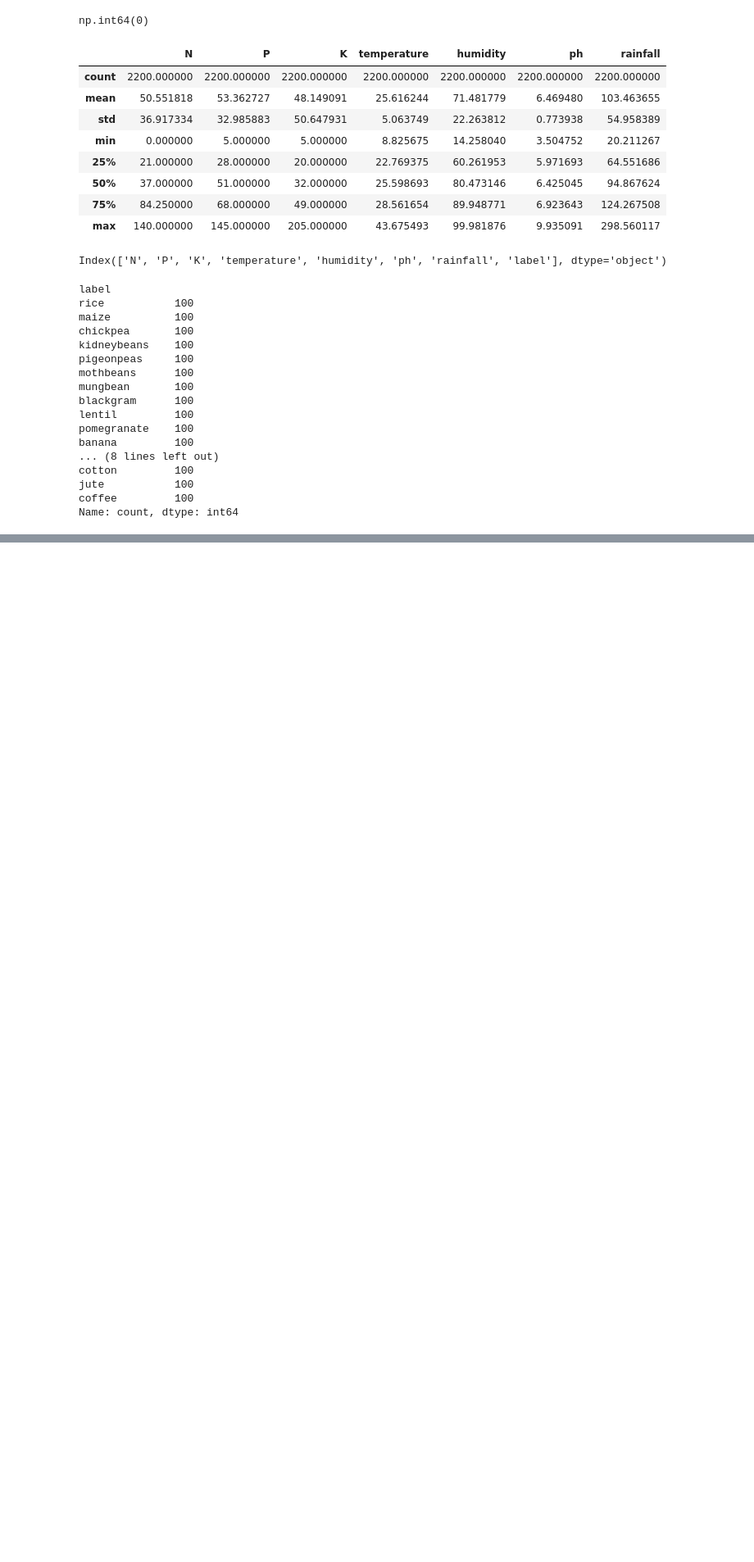
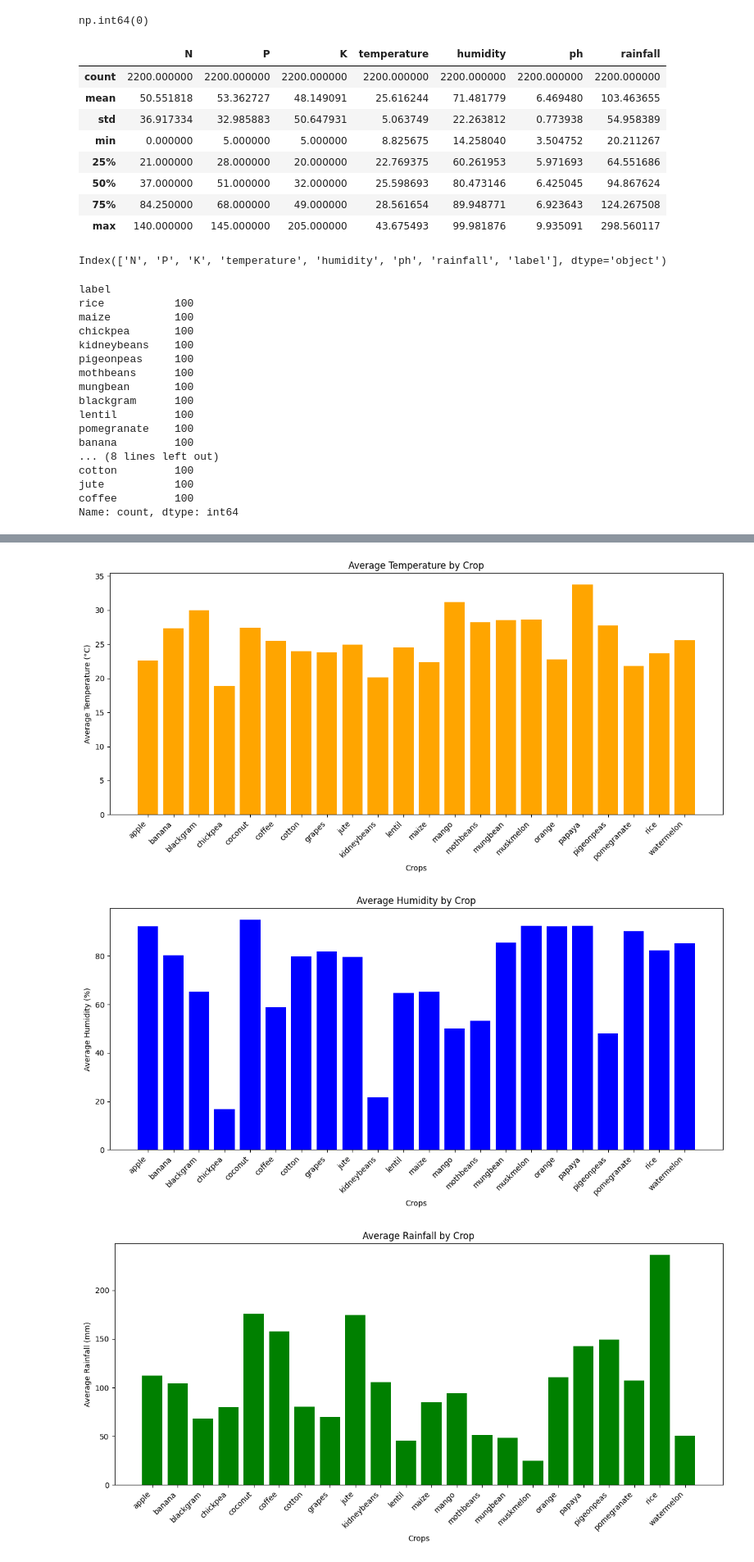
Before and after one commit to Shib-Sankar-Das/Crop-and-Fertilizer-Recommendation-System-Using-ML, a Jupyter notebook: crop.ipynb, the cells around one changed output, grey strips where cells are left out. Shown at 82% size. Drawn from its saved outputs; the diff is of its cells as text; code cells hidden in the pictures; blank space fills up the shorter version.

```diff
--- a/crop.ipynb
+++ b/crop.ipynb
@@ -107,0 +142,40 @@ Name: count, dtype: int64
+# %%
+# Group the data by 'label' and calculate the mean for temperature, humidity, and rainfall
+grouped_climate = crop.groupby('label')[['temperature', 'humidity', 'rainfall']].mean()
+
+# Temperature graph
+fig, ax = plt.subplots(figsize=(12, 6))
+temperature_values = grouped_climate['temperature']
+ax.bar(labels, temperature_values, color='orange')
+ax.set_xlabel('Crops')
+ax.set_ylabel('Average Temperature (°C)')
+ax.set_title('Average Temperature by Crop')
+ax.set_xticklabels(labels, rotation=45, ha='right')
+plt.tight_layout()
+plt.show()
+
+# Humidity graph
+fig, ax = plt.subplots(figsize=(12, 6))
+humidity_values = grouped_climate['humidity']
+ax.bar(labels, humidity_values, color='blue')
+ax.set_xlabel('Crops')
+ax.set_ylabel('Average Humidity (%)')
+ax.set_title('Average Humidity by Crop')
+ax.set_xticklabels(labels, rotation=45, ha='right')
+plt.tight_layout()
+plt.show()
+
+# Rainfall graph
+fig, ax = plt.subplots(figsize=(12, 6))
+rainfall_values = grouped_climate['rainfall']
+ax.bar(labels, rainfall_values, color='green')
+ax.set_xlabel('Crops')
+ax.set_ylabel('Average Rainfall (mm)')
+ax.set_title('Average Rainfall by Crop')
+ax.set_xticklabels(labels, rotation=45, ha='right')
+plt.tight_layout()
+plt.show()
+# %% [output]
+[figure, added]
+[figure, added]
+[figure, added]
```
Also changed, not shown: parts of 2 cells of this notebook.
